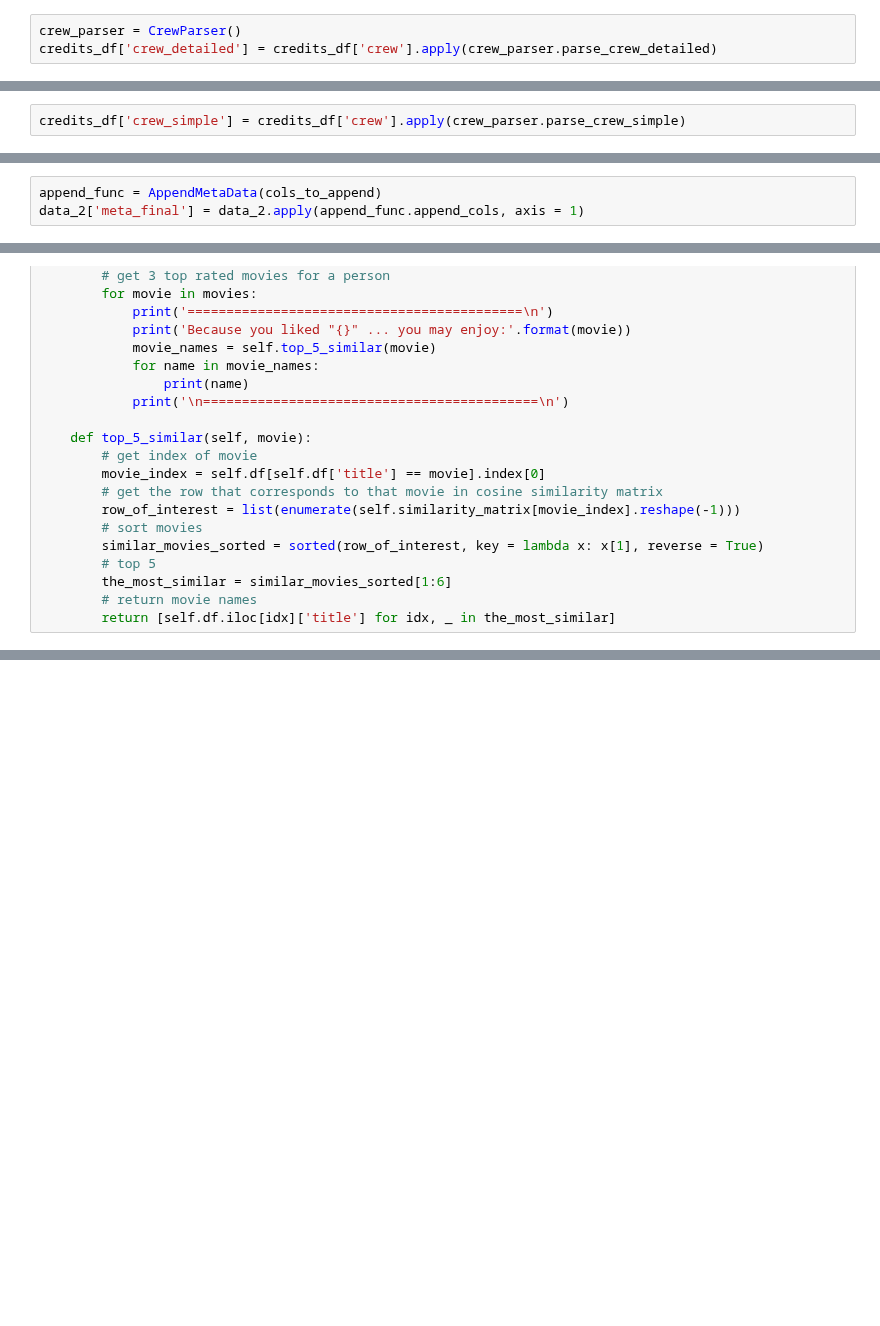
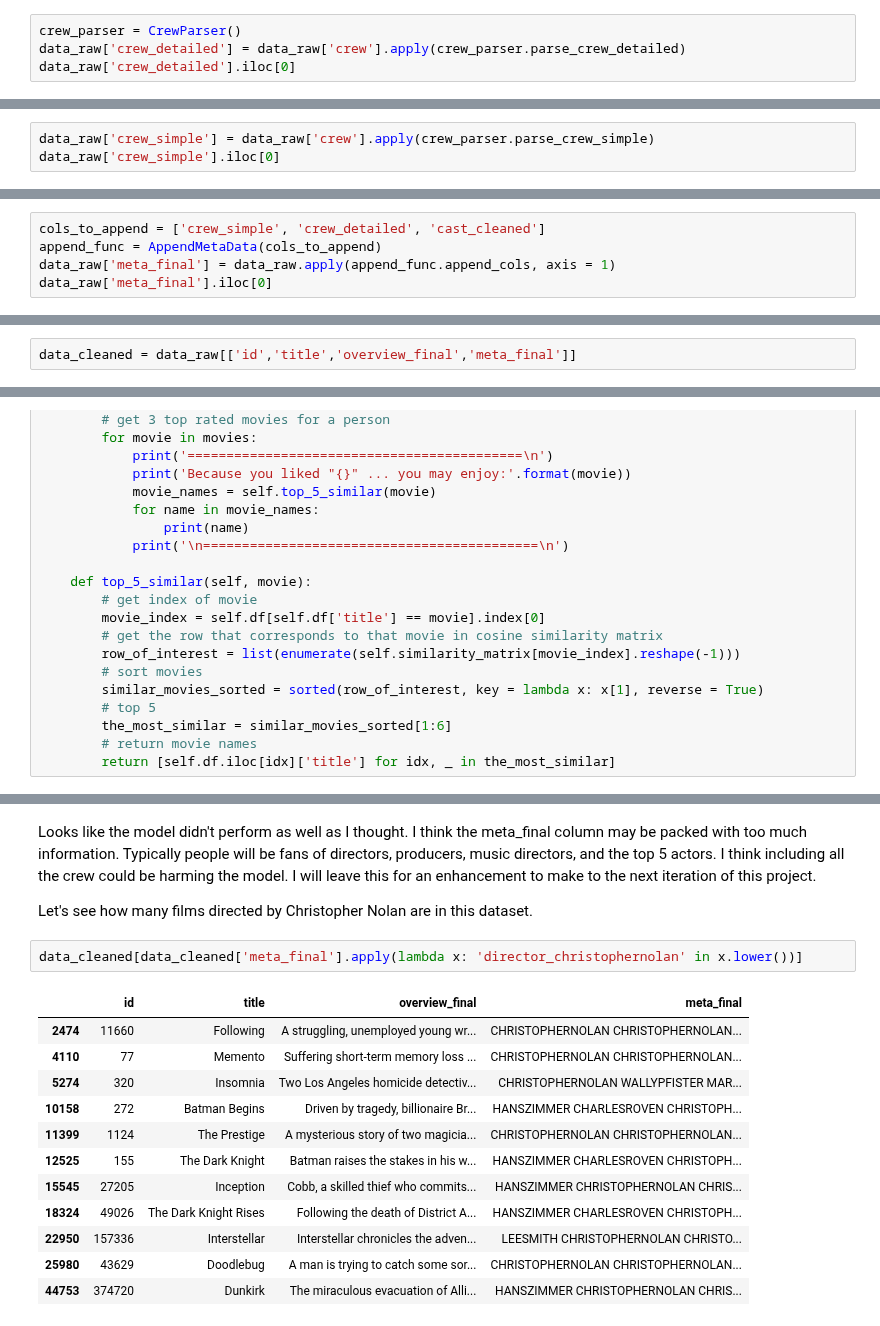
Before and after one commit to knolasco/Intro_to_ML_Course, a Jupyter notebook: Module7/RecommendationSystem.ipynb, the cells around one changed output, grey strips where cells are left out. Saved outputs shown, nothing was run; the diff lists cells and outputs as text; blank space fills up the shorter version.

Commit message:
finalizing notebook

```diff
--- a/Module7/RecommendationSystem.ipynb
+++ b/Module7/RecommendationSystem.ipynb
@@ -494,4 +390,5 @@ class CrewParser:
         return ' '.join(crew_list)
 # %%
 crew_parser = CrewParser()
-credits_df['crew_detailed'] = credits_df['crew'].apply(crew_parser.parse_crew_detailed)
+data_raw['crew_detailed'] = data_raw['crew'].apply(crew_parser.parse_crew_detailed)
+data_raw['crew_detailed'].iloc[0]
@@ -510,2 +397,3 @@ Total Number of crew members retreived: 94,756
 # %%
-credits_df['crew_simple'] = credits_df['crew'].apply(crew_parser.parse_crew_simple)
+data_raw['crew_simple'] = data_raw['crew'].apply(crew_parser.parse_crew_simple)
+data_raw['crew_simple'].iloc[0]
@@ -544,3 +412,5 @@ data_2.head()
 # %%
+cols_to_append = ['crew_simple', 'crew_detailed', 'cast_cleaned']
 append_func = AppendMetaData(cols_to_append)
-data_2['meta_final'] = data_2.apply(append_func.append_cols, axis = 1)
+data_raw['meta_final'] = data_raw.apply(append_func.append_cols, axis = 1)
+data_raw['meta_final'].iloc[0]
@@ -630 +489,3 @@ all_data.shape
+# %%
+data_cleaned = data_raw[['id','title','overview_final','meta_final']]
 # %%
@@ -712,0 +591,19 @@ Bird of Paradise
+# %% [markdown]
+Looks like the model didn't perform as well as I thought. I think the meta_final column may be packed with too much information. Typically people will be fans of directors, producers, music directors, and the top 5 actors. I think including all the crew could be harming the model. I will leave this for an enhancement to make to the next iteration of this project.
+
+Let's see how many films directed by Christopher Nolan are in this dataset.
+# %%
+data_cleaned[data_cleaned['meta_final'].apply(lambda x: 'director_christophernolan' in x.lower())]
+# %% [output]
+|  | id | title | overview_final | meta_final |
+| 2474 | 11660 | Following | A struggling, unemployed young wr... | CHRISTOPHERNOLAN CHRISTOPHERNOLAN... |
+| 4110 | 77 | Memento | Suffering short-term memory loss ... | CHRISTOPHERNOLAN CHRISTOPHERNOLAN... |
+| 5274 | 320 | Insomnia | Two Los Angeles homicide detectiv... | CHRISTOPHERNOLAN WALLYPFISTER MAR... |
+| 10158 | 272 | Batman Begins | Driven by tragedy, billionaire Br... | HANSZIMMER CHARLESROVEN CHRISTOPH... |
+| 11399 | 1124 | The Prestige | A mysterious story of two magicia... | CHRISTOPHERNOLAN CHRISTOPHERNOLAN... |
+| 12525 | 155 | The Dark Knight | Batman raises the stakes in his w... | HANSZIMMER CHARLESROVEN CHRISTOPH... |
+| 15545 | 27205 | Inception | Cobb, a skilled thief who commits... | HANSZIMMER CHRISTOPHERNOLAN CHRIS... |
+| 18324 | 49026 | The Dark Knight Rises | Following the death of District A... | HANSZIMMER CHARLESROVEN CHRISTOPH... |
+| 22950 | 157336 | Interstellar | Interstellar chronicles the adven... | LEESMITH CHRISTOPHERNOLAN CHRISTO... |
+| 25980 | 43629 | Doodlebug | A man is trying to catch some sor... | CHRISTOPHERNOLAN CHRISTOPHERNOLAN... |
+| 44753 | 374720 | Dunkirk | The miraculous evacuation of Alli... | HANSZIMMER CHRISTOPHERNOLAN CHRIS... |
```
Also changed, not shown: parts of 114 cells of this notebook.
